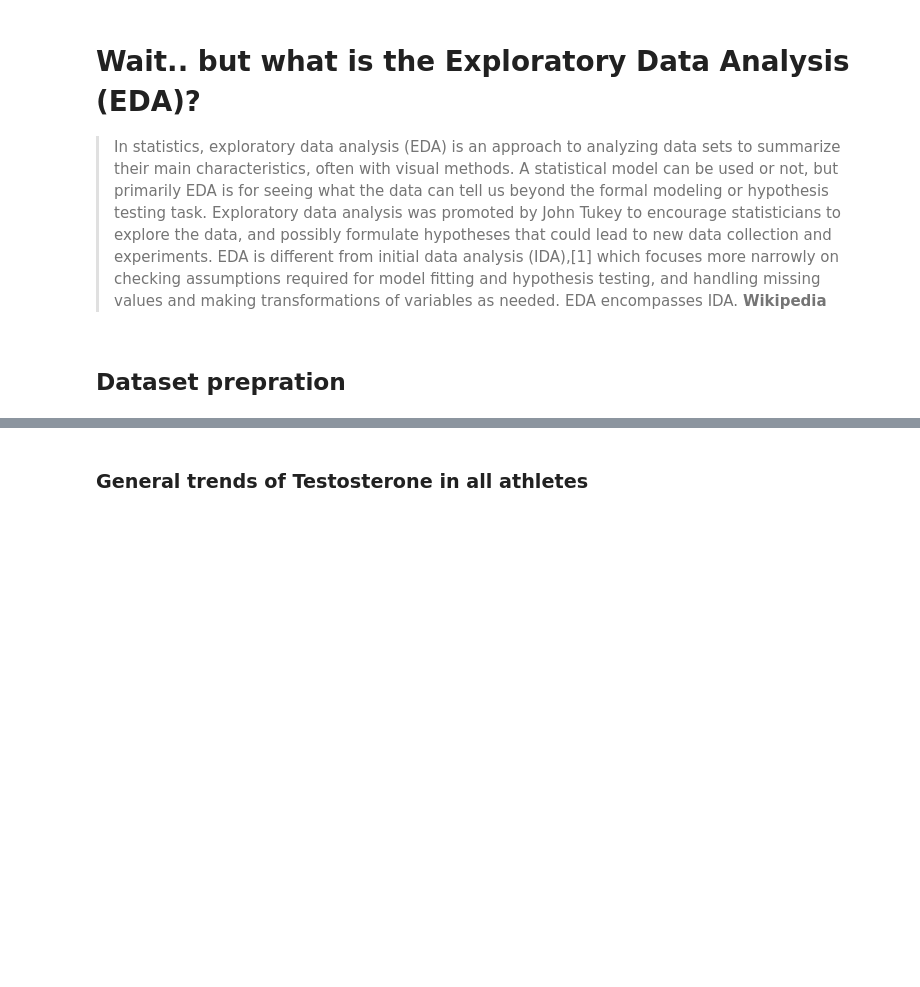
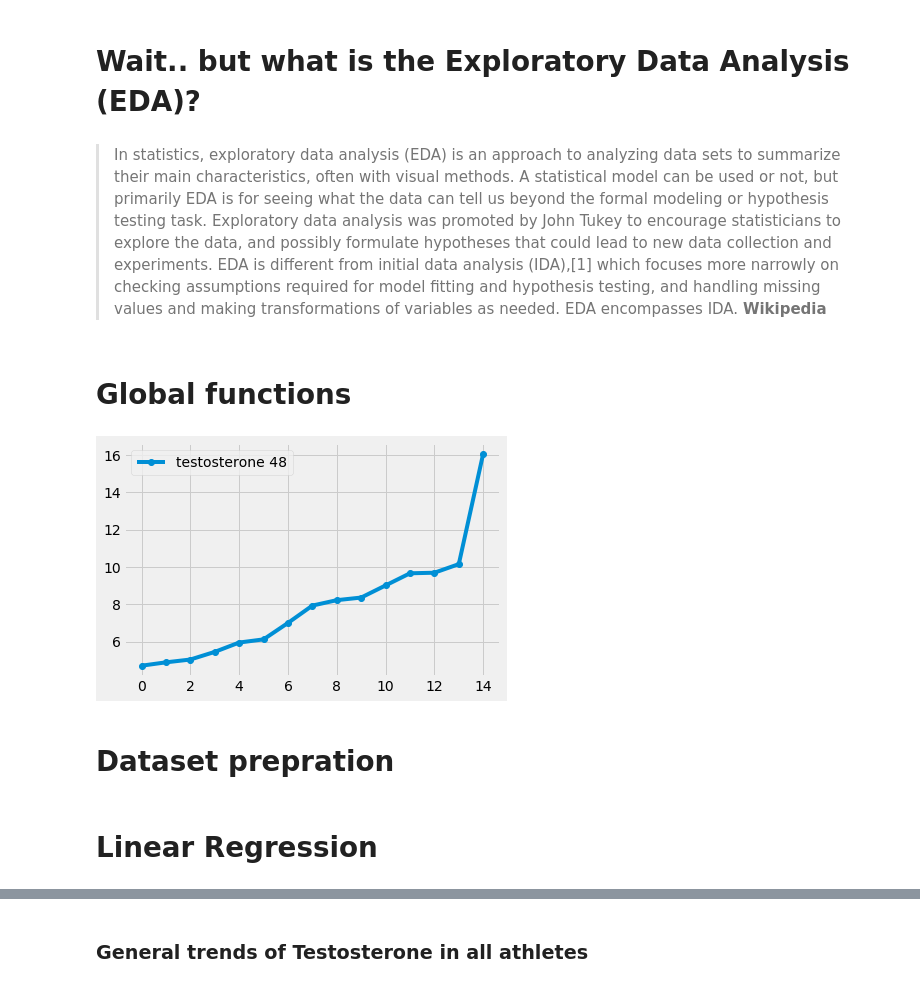
Before and after one commit to fnozarian/Anti-doping-analysis, a Jupyter notebook: EDA V3.0.ipynb, the cells around one changed output, grey strips where cells are left out. Cells and saved outputs as stored; diff of their text form; code cells hidden in the pictures; blank space fills up the shorter version.

```diff
--- a/EDA V3.0.ipynb
+++ b/EDA V3.0.ipynb
@@ -1,5 +30,6 @@
+# %% [markdown]
+# Wait.. but what is the Exploratory Data Analysis (EDA)?
 # %% [markdown]
-# Wait.. but what is the Exploratory Data Analysis (EDA)?
 > In statistics, exploratory data analysis (EDA) is an approach to analyzing data sets to summarize their main characteristics, often with visual methods. A statistical model can be used or not, but primarily EDA is for seeing what the data can tell us beyond the formal modeling or hypothesis testing task. Exploratory data analysis was promoted by John Tukey to encourage statisticians to explore the data, and possibly formulate hypotheses that could lead to new data collection and experiments. EDA is different from initial data analysis (IDA),[1] which focuses more narrowly on checking assumptions required for model fitting and hypothesis testing, and handling missing values and making transformations of variables as needed. EDA encompasses IDA. __Wikipedia__
 # %%
 import plotly.plotly as py
@@ -10,10 +40,23 @@ init_notebook_mode(connected=True)
 import numpy as np
 from matplotlib import pyplot as plt
 %matplotlib inline
+plt.style.use('fivethirtyeight')
 
 from scipy.optimize import curve_fit
 from scipy.stats import norm
-
+from math import sqrt
 
 from sklearn.cluster import AgglomerativeClustering
 import colorlover as cl
+
+from sklearn.preprocessing import PolynomialFeatures
+from sklearn.linear_model import LinearRegression
+from sklearn.pipeline import Pipeline
+
+from tqdm import tqdm_notebook
+# %% [markdown]
+# Global functions
+# %%
+show_testosterone_and_predictions(48, show_prediction=False)
+# %% [output]
+[figure, added]
@@ -20,5 +93,5 @@ import colorlover as cl
 # %% [markdown]
-## Dataset prepration
+# Dataset prepration
 # %%
 data = DataFrame.from_csv("./testosterone_levels.csv")
 
@@ -41,0 +114,2 @@ testosterones = [p.Testosterone for _, p in data.groupby("Person")]
+# %% [markdown]
+# Linear Regression
```
Also changed, not shown: parts of 77 cells of this notebook, 1 other file.
